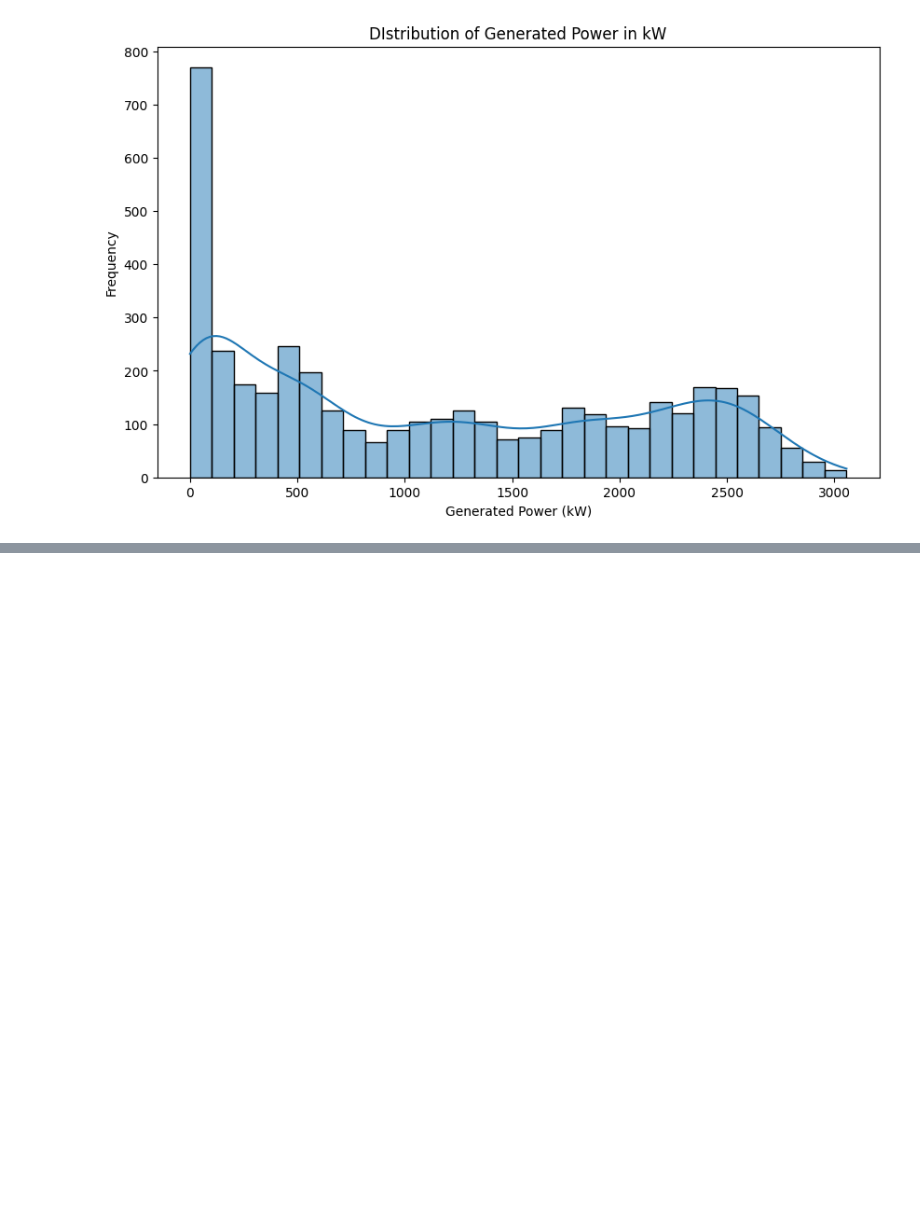
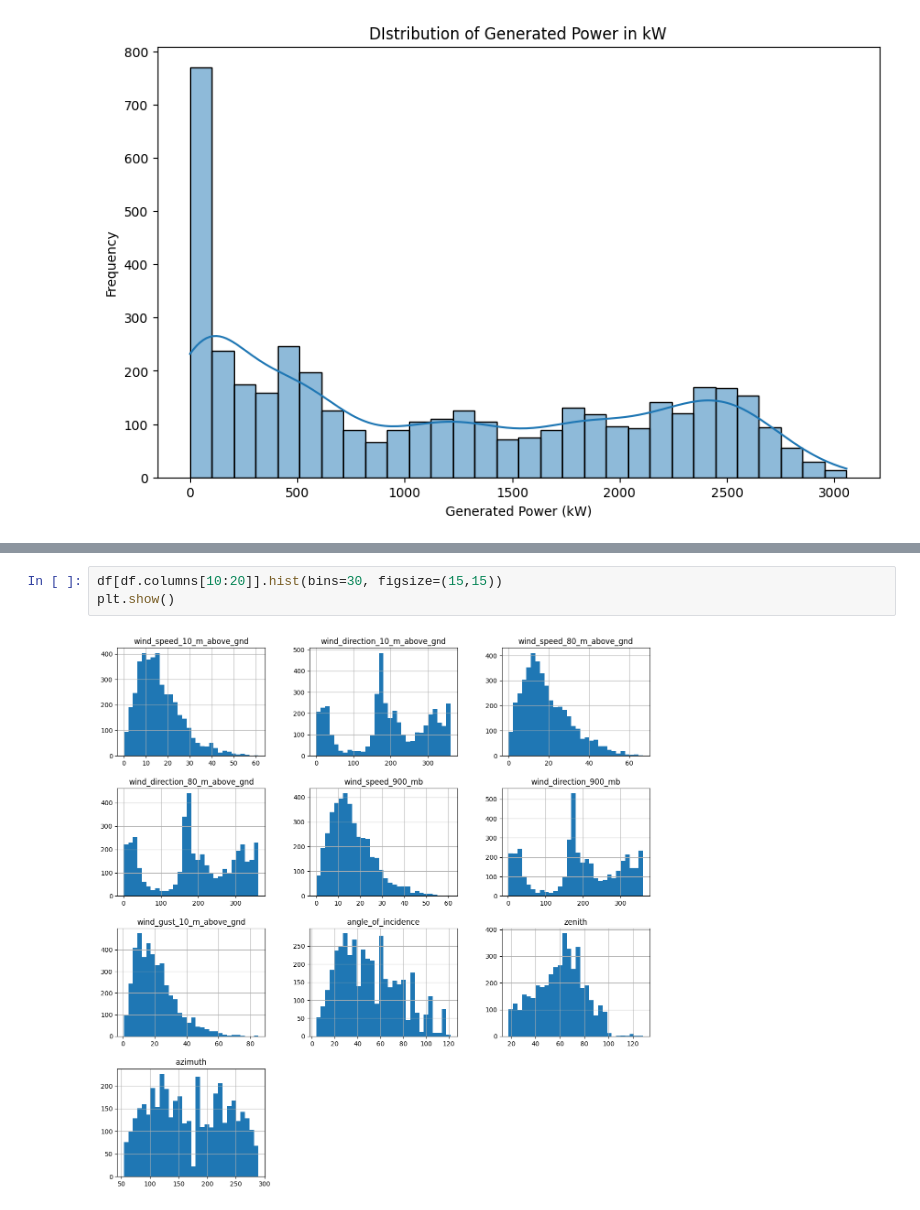
Before and after one commit to S0mSahoo/solar_power_prediction, a Jupyter notebook: solar_power_prediction.ipynb, the cells around one changed output, grey strips where cells are left out. Cells and saved outputs as stored; diff of their text form; blank space fills up the shorter version.

```diff
--- a/solar_power_prediction.ipynb
+++ b/solar_power_prediction.ipynb
@@ -130,0 +155,5 @@ plt.show()
+# %%
+df[df.columns[10:20]].hist(bins=30, figsize=(15,15))
+plt.show()
+# %% [output]
+[figure, added]
```
Also changed, not shown: parts of 7 cells of this notebook.
